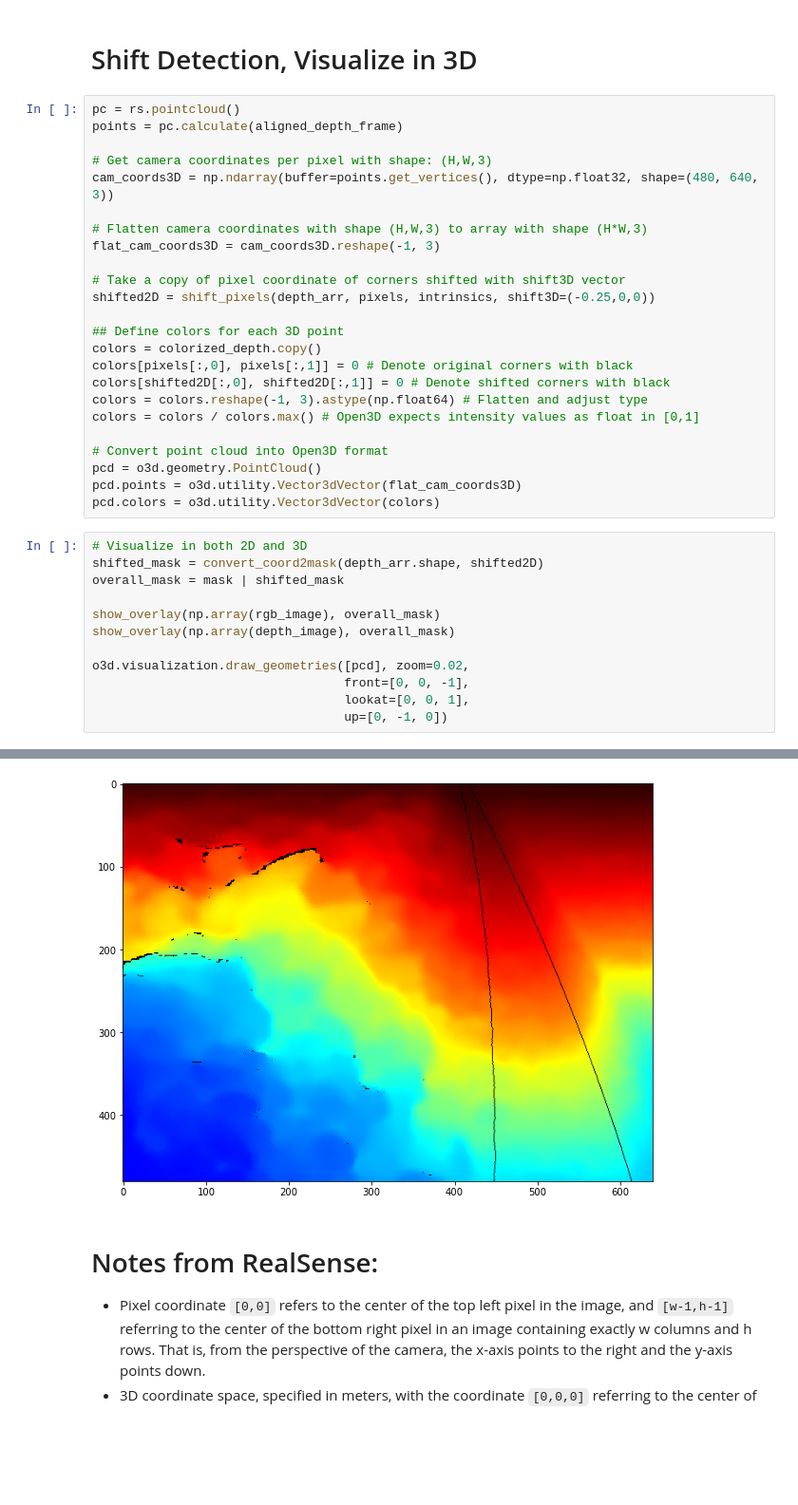
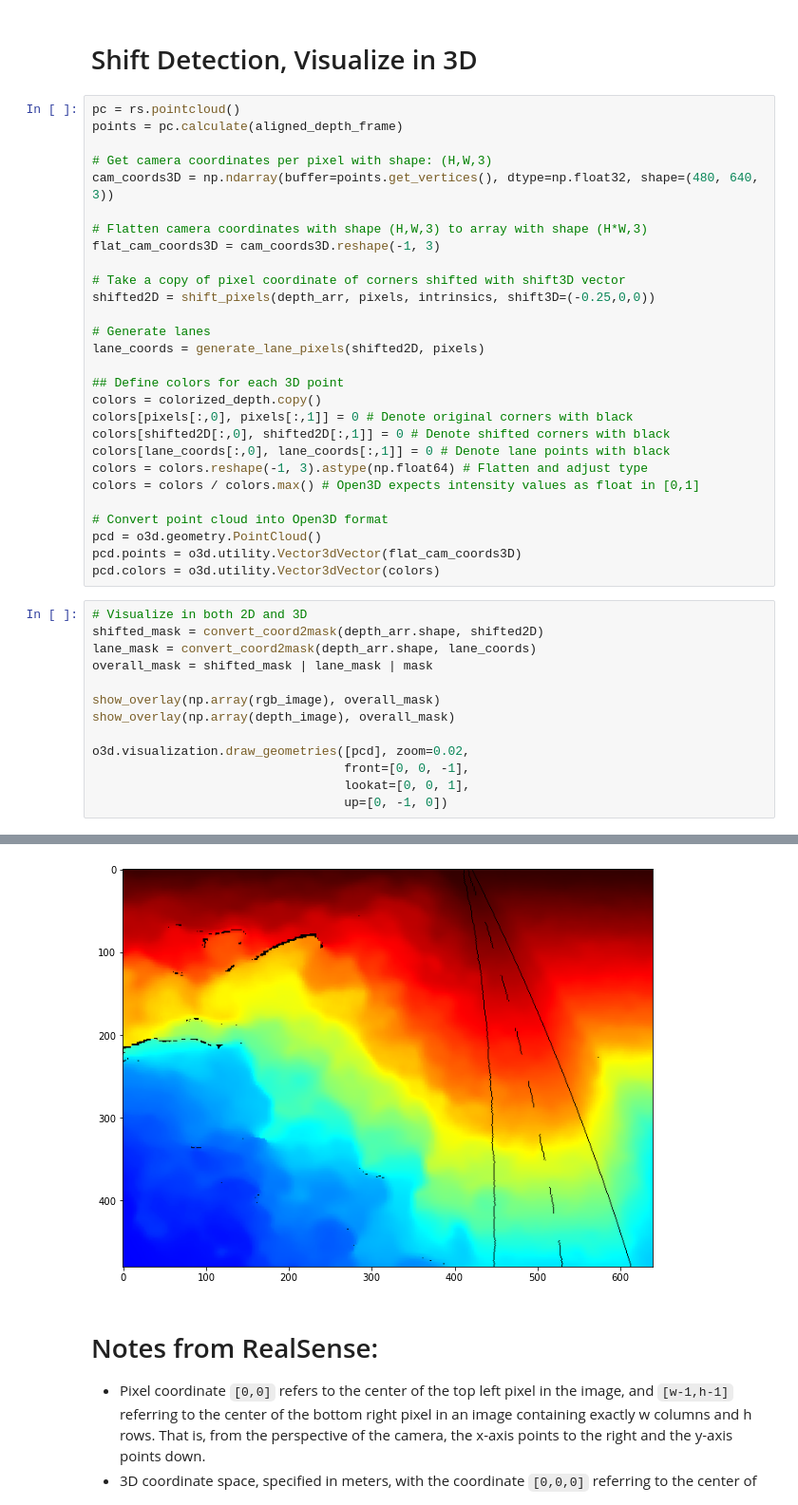
Before and after one commit to free-bit/furrow-edge-detector, a Jupyter notebook: Artificial Road and Lane Generation.ipynb, the cells around one changed output, grey strips where cells are left out. Shown at 95% size. Cells and saved outputs as stored; diff of their text form; blank space fills up the shorter version.

Commit message:
Method added to compute hypothetical lane pixels.

```diff
--- a/Artificial Road and Lane Generation.ipynb
+++ b/Artificial Road and Lane Generation.ipynb
@@ -107,10 +107,14 @@ flat_cam_coords3D = cam_coords3D.reshape(-1, 3)
 # Take a copy of pixel coordinate of corners shifted with shift3D vector
 shifted2D = shift_pixels(depth_arr, pixels, intrinsics, shift3D=(-0.25,0,0))
 
+# Generate lanes
+lane_coords = generate_lane_pixels(shifted2D, pixels)
+
 ## Define colors for each 3D point
 colors = colorized_depth.copy()
 colors[pixels[:,0], pixels[:,1]] = 0 # Denote original corners with black
 colors[shifted2D[:,0], shifted2D[:,1]] = 0 # Denote shifted corners with black
+colors[lane_coords[:,0], lane_coords[:,1]] = 0 # Denote lane points with black
 colors = colors.reshape(-1, 3).astype(np.float64) # Flatten and adjust type
 colors = colors / colors.max() # Open3D expects intensity values as float in [0,1]
 
@@ -121,7 +125,8 @@ pcd.colors = o3d.utility.Vector3dVector(colors)
 # %%
 # Visualize in both 2D and 3D
 shifted_mask = convert_coord2mask(depth_arr.shape, shifted2D)
-overall_mask = mask | shifted_mask
+lane_mask = convert_coord2mask(depth_arr.shape, lane_coords)
+overall_mask = shifted_mask | lane_mask | mask
 
 show_overlay(np.array(rgb_image), overall_mask)
 show_overlay(np.array(depth_image), overall_mask)
@@ -135,4 +140,4 @@ o3d.visualization.draw_geometries([pcd], zoom=0.02,
-[figure, old version]
+[figure, new version]
 # %% [markdown]
 # Notes from RealSense:
 
```
Also changed, not shown: parts of 3 cells of this notebook, 1 other file.
